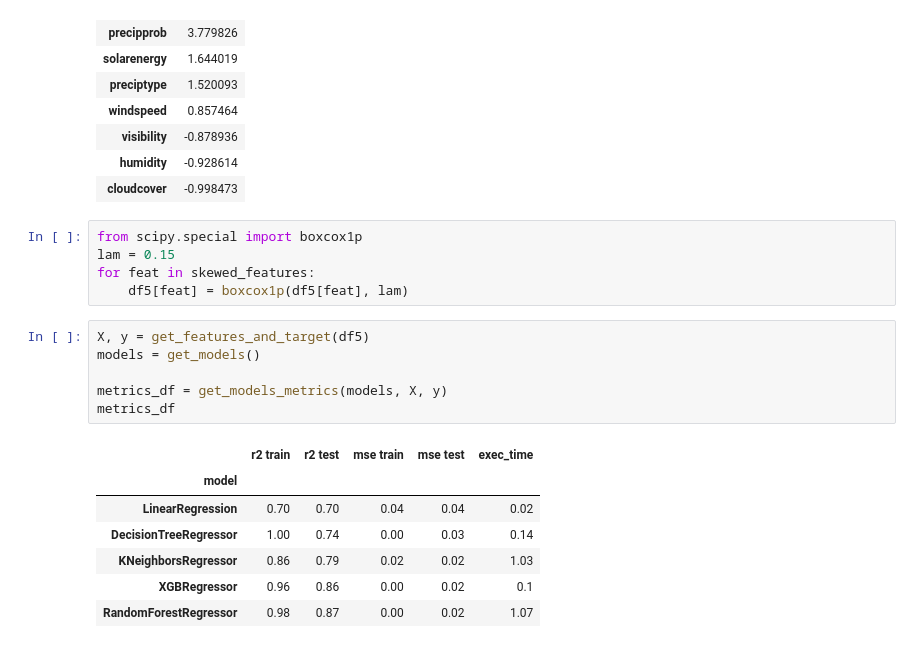
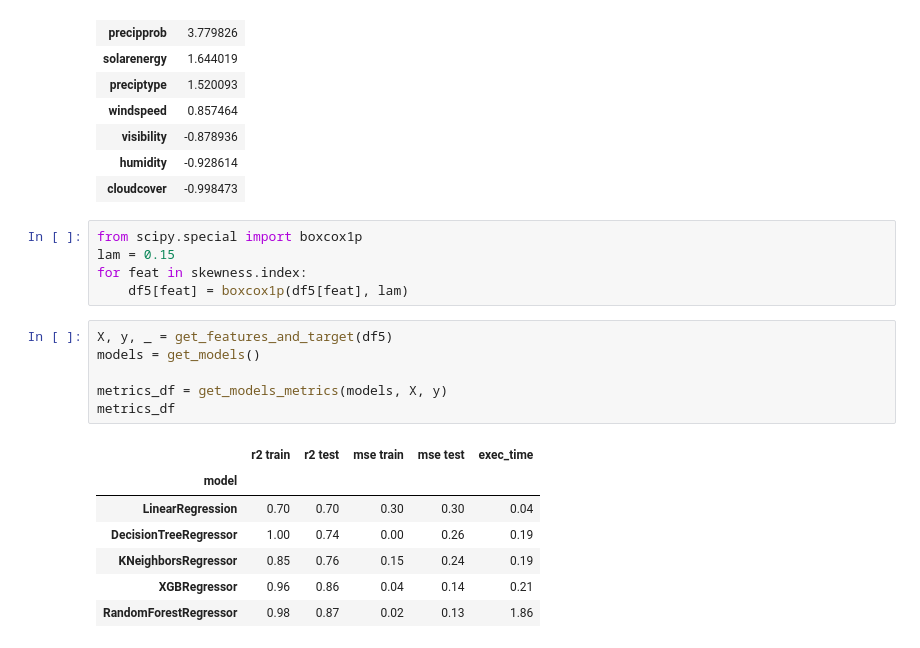
Before and after one commit to seeman512/ML, a Jupyter notebook: Lab10/Hometask.ipynb, the cells around one changed output. Drawn from its saved outputs; the diff is of its cells as text.

```diff
--- a/Lab10/Hometask.ipynb
+++ b/Lab10/Hometask.ipynb
@@ -446,19 +462,19 @@ Skew in numerical features:
 # %%
 from scipy.special import boxcox1p
 lam = 0.15
-for feat in skewed_features:
+for feat in skewness.index:
     df5[feat] = boxcox1p(df5[feat], lam)
 # %%
-X, y = get_features_and_target(df5)
+X, y, _ = get_features_and_target(df5)
 models = get_models()
 
 metrics_df = get_models_metrics(models, X, y)
 metrics_df
 # %% [output]
 |  | r2 train | r2 test | mse train | mse test | exec_time |
 | model |  |  |  |  |  |
-| LinearRegression | 0.70 | 0.70 | 0.04 | 0.04 | 0.02 |
-| DecisionTreeRegressor | 1.00 | 0.74 | 0.00 | 0.03 | 0.14 |
-| KNeighborsRegressor | 0.86 | 0.79 | 0.02 | 0.02 | 1.03 |
-| XGBRegressor | 0.96 | 0.86 | 0.00 | 0.02 | 0.1 |
-| RandomForestRegressor | 0.98 | 0.87 | 0.00 | 0.02 | 1.07 |
+| LinearRegression | 0.70 | 0.70 | 0.30 | 0.30 | 0.04 |
+| DecisionTreeRegressor | 1.00 | 0.74 | 0.00 | 0.26 | 0.19 |
+| KNeighborsRegressor | 0.85 | 0.76 | 0.15 | 0.24 | 0.19 |
+| XGBRegressor | 0.96 | 0.86 | 0.04 | 0.14 | 0.21 |
+| RandomForestRegressor | 0.98 | 0.87 | 0.02 | 0.13 | 1.86 |
```
Also changed, not shown: parts of 7 cells of this notebook.
